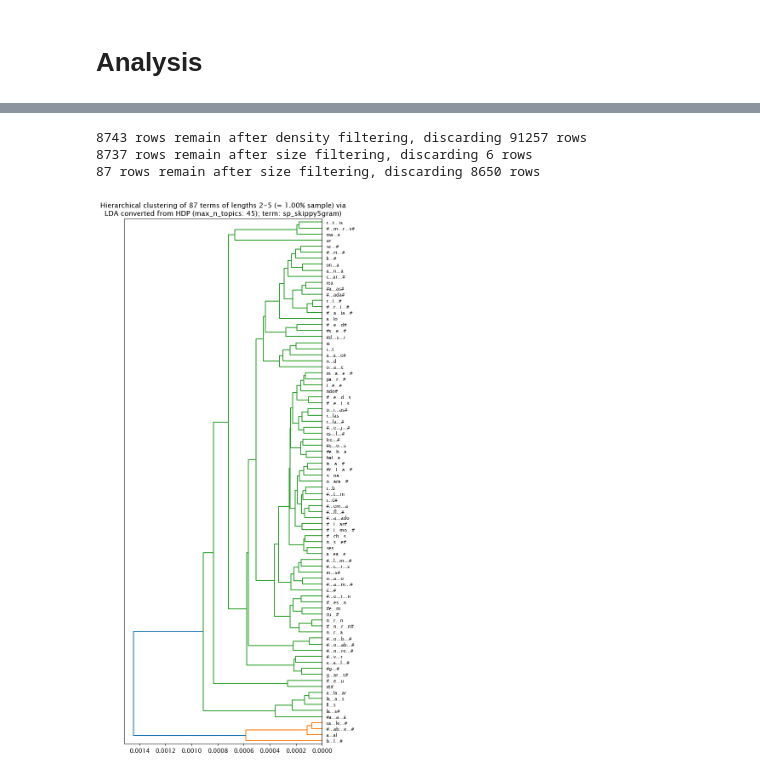
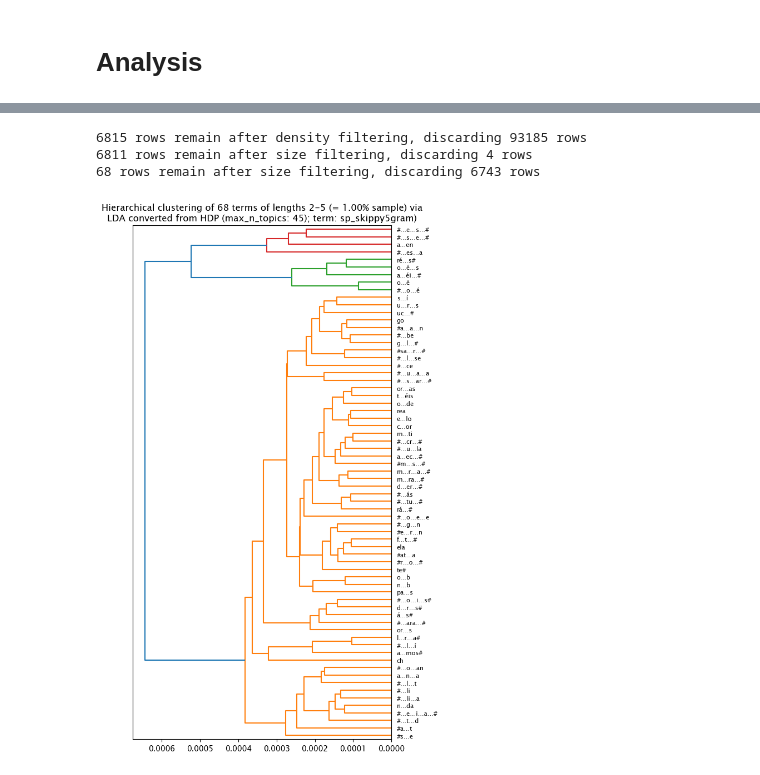
Before and after one commit to kow-k/HDP-spell-sound-analyzer, a Jupyter notebook: HDP-spell-sound-analyzer.ipynb, the cells around one changed output, grey strips where cells are left out. Saved outputs shown, nothing was run; the diff lists cells and outputs as text; code cells hidden in the pictures.

```diff
--- a/HDP-spell-sound-analyzer.ipynb
+++ b/HDP-spell-sound-analyzer.ipynb
@@ -1305,11 +1305,11 @@ nonzero count: 299
 # %%
 ## term の階層クラスタリング: max_n_topics の値に拠ってparameters の最適値は異なる
-hc_clustering_terms_from_hdp(hdp45, diction, n_topics = 45, lowest_density = 0.0006, gap_mark = gap_mark, min_length = 2, sampling_rate = hc_sampling_rate, check = False)
+HDP_helper.hc_clustering_terms_from_hdp (hdp45, diction, term_type = term_type, n_topics = 45, lowest_density = 0.0006, max_length = n_for_ngram, min_length = 2, gap_mark = gap_mark, sampling_rate = hc_sampling_rate, check = False)
 # %% [output]
-8743 rows remain after density filtering, discarding 91257 rows
-8737 rows remain after size filtering, discarding 6 rows
-87 rows remain after size filtering, discarding 8650 rows
+6815 rows remain after density filtering, discarding 93185 rows
+6811 rows remain after size filtering, discarding 4 rows
+68 rows remain after size filtering, discarding 6743 rows
-[figure, old version]
+[figure, new version]
 # %%
 ## HDP (n_topics = 90)
 import gensim.models
```
Also changed, not shown: parts of 38 cells of this notebook, 2 other files.
